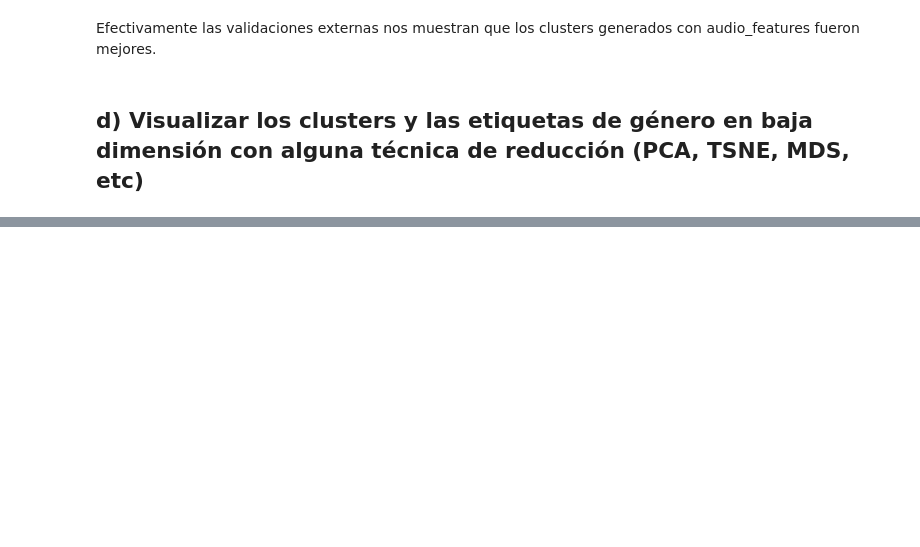
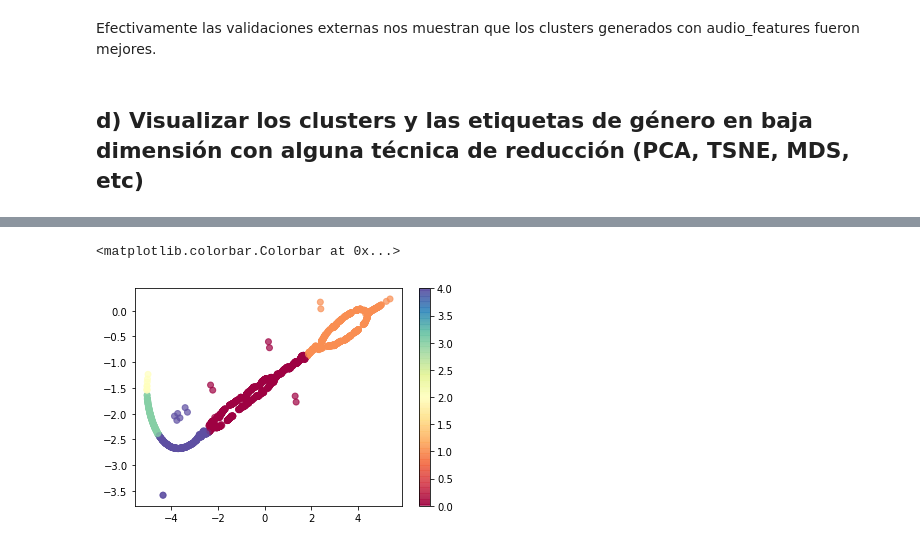
Before and after one commit to elfrasco/dmcyt_tp1, a Jupyter notebook: TP1/TP1_KMeans.ipynb, the cells around one changed output, grey strips where cells are left out. Saved outputs shown, nothing was run; the diff lists cells and outputs as text; code cells hidden in the pictures; blank space fills up the shorter version.

```diff
--- a/TP1/TP1_KMeans.ipynb
+++ b/TP1/TP1_KMeans.ipynb
@@ -368,0 +396,8 @@ Efectivamente las validaciones externas nos muestran que los clusters generados
+# %%
+tsne = TSNE(n_components=2,perplexity=1000)
+Xred = tsne.fit_transform(audio_features_sorted)
+plt.scatter(Xred[:,0], Xred[:,1], c=km_audio_features.labels_, cmap=plt.cm.Spectral, alpha=0.7)
+plt.colorbar()
+# %% [output]
+<matplotlib.colorbar.Colorbar at 0x...>
+[figure, added]
```
Also changed, not shown: parts of 3 cells of this notebook, 1 other file.
